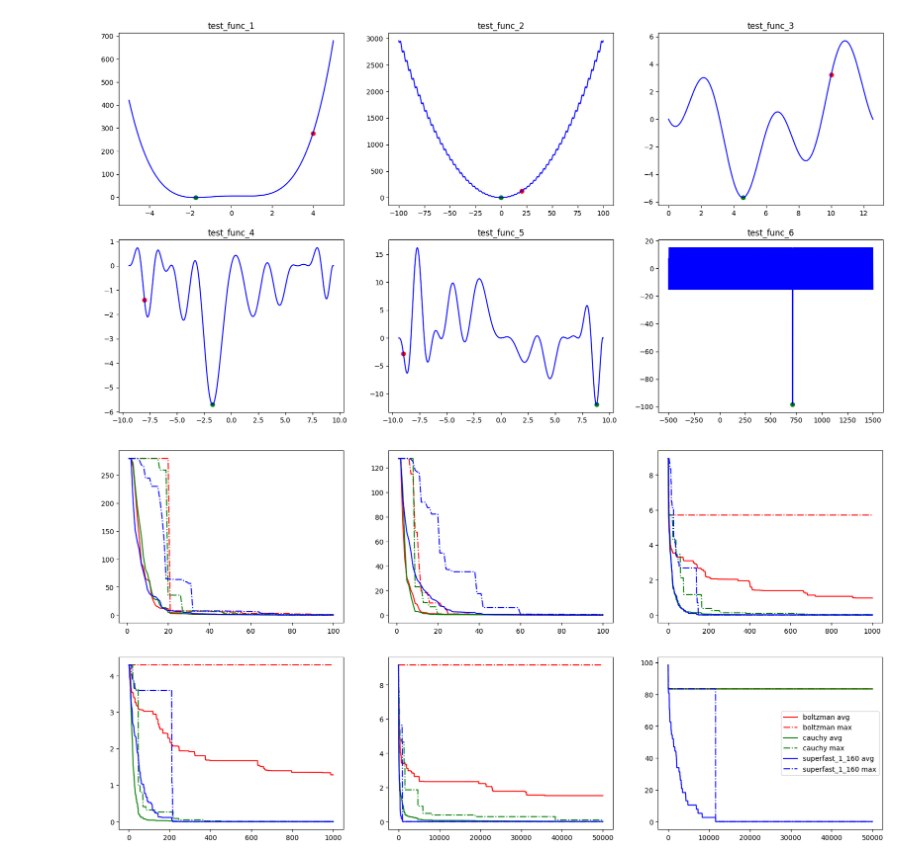
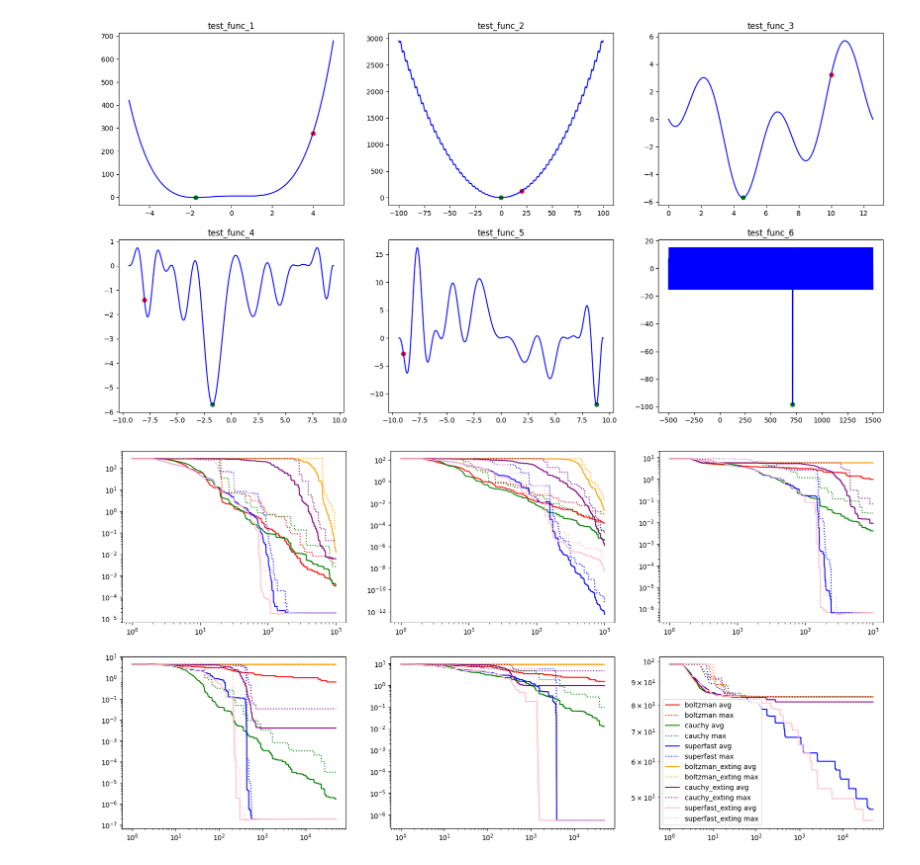
Before and after one commit to 6rayWa1cher/simulated-annealing, a Jupyter notebook: draft.ipynb, the cells around one changed output. Drawn from its saved outputs; the diff is of its cells as text; code cells hidden in the pictures.

```diff
--- a/draft.ipynb
+++ b/draft.ipynb
@@ -49,13 +46,14 @@ def test_func_5(x):
 def test_func_6(x):
     return -100 * np.exp(-(x - 713) ** 2) + 15 * np.sin(x)
 
+
 TestFunc = namedtuple('TestFunc', ['func', 'expected', 'x0', 'a', 'b', 'k'])
 
 test_cases = [
-    TestFunc(test_func_1, -1.74, 4, -5, 5, 100),
-    TestFunc(test_func_2, 0, 20, -100, 100, 100),
+    TestFunc(test_func_1, -1.74, 4, -5, 5, 1000),
+    TestFunc(test_func_2, 0, 20, -100, 100, 1000),
     TestFunc(test_func_3, 4.568, 10, 0, 4 * math.pi, 1000),
-    TestFunc(test_func_4, -1.722, -8, -3 * math.pi, 3 * math.pi, 1000),
+    TestFunc(test_func_4, -1.722, -8, -3 * math.pi, 3 * math.pi, 50000),
     TestFunc(test_func_5, 8.798, -9, -3 * math.pi, 3 * math.pi, 50000),
     TestFunc(test_func_6, 713.075, 0, -500, 1500, 50000)
 ]
@@ -100,7 +98,10 @@ def trace_score(optimizer_lambda, test_functions, max_k):
 methods = [
     ('boltzman', main.boltzman_t_func, main.boltzman_a_func, 25),
     ('cauchy', main.cauchy_t_func, main.cauchy_a_func, 25),
-    ('superfast_1_160', main.make_superfast_t_func(1, 160), main.superfast_a_func, 1e-4)
+    ('superfast', main.make_superfast_t_func(1e-4, -5), main.superfast_a_func, 1e-4),
+    ('boltzman_exting', main.boltzman_t_exp, main.boltzman_a_func, 40000),
+    ('cauchy_exting', main.boltzman_t_exp, main.cauchy_a_func, 800),
+    ('superfast_exting', main.superfast_t_exting(1e-6, -1.5, 2), main.superfast_a_func, 1e-4)
 ]
 results = dict()
 np.random.seed(42)
@@ -110,7 +111,8 @@ for method_name, t_func, a_func, t0 in methods:
     local_results = np.zeros((len(seeds), len(test_cases), max_k))
     for i, seed in enumerate(tqdm.tqdm(iterable=seeds, desc=f'method {method_name}')):
         s = trace_score(
-            lambda func, x0, a, b, k: main.SimulatedAnnealing(func, k, t0, t_func, a_func, x0, main.exp_h_func, seed, a, b, True),
+            lambda func, x0, a, b, k: main.SimulatedAnnealing(func, k, t0, t_func, a_func, x0, main.exp_h_func, seed, a,
+                                                              b, True),
             test_cases,
             max_k
         )
@@ -119,22 +121,28 @@ for method_name, t_func, a_func, t0 in methods:
 # %%
 figure, axis = plt.subplots(2, 3)
 figure.set_figwidth(20)
 figure.set_figheight(10)
 
 colors = {
     'boltzman': 'r',
     'cauchy': 'g',
-    'superfast_1_160': 'b'
+    'superfast': 'b',
+    "boltzman_exting": 'orange',
+    'cauchy_exting': 'purple',
+    'superfast_exting': 'pink'
 }
-
 for method_name, method_results in results.items():
     seeds_count, func_count, _ = method_results.shape
     for ind in range(func_count):
         k_count = test_cases[ind].k
         prepared_res = method_results[:, ind, :k_count]
-        axis[ind // 3, ind % 3].plot(np.arange(1, k_count + 1), np.sum(prepared_res, axis=0) / seeds_count, color=colors[method_name], linestyle='-', label=f'{method_name} avg')
-        axis[ind // 3, ind % 3].plot(np.arange(1, k_count + 1), np.max(prepared_res, axis=0), color=colors[method_name], linestyle='-.', label=f'{method_name} max')
-
+        ax = axis[ind // 3, ind % 3]
+        ax.plot(np.arange(1, k_count + 1), np.sum(prepared_res, axis=0) / seeds_count, color=colors[method_name],
+                linestyle='-', label=f'{method_name} avg')
+        ax.plot(np.arange(1, k_count + 1), np.max(prepared_res, axis=0), color=colors[method_name], linestyle=':',
+                label=f'{method_name} max')
+        ax.set_xscale('log')
+        ax.set_yscale('log')
 plt.legend();
 # %% [output]
-[figure, old version]
+[figure, new version]
```
Also changed, not shown: parts of 1 cell of this notebook, 1 other file.
